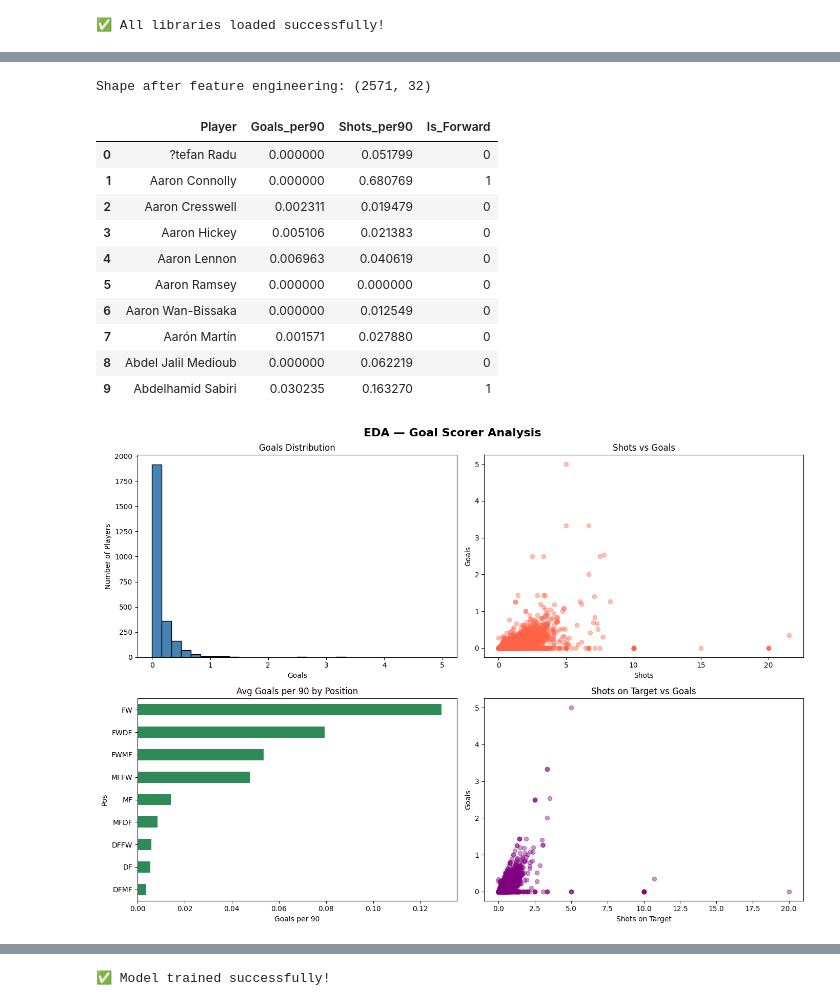
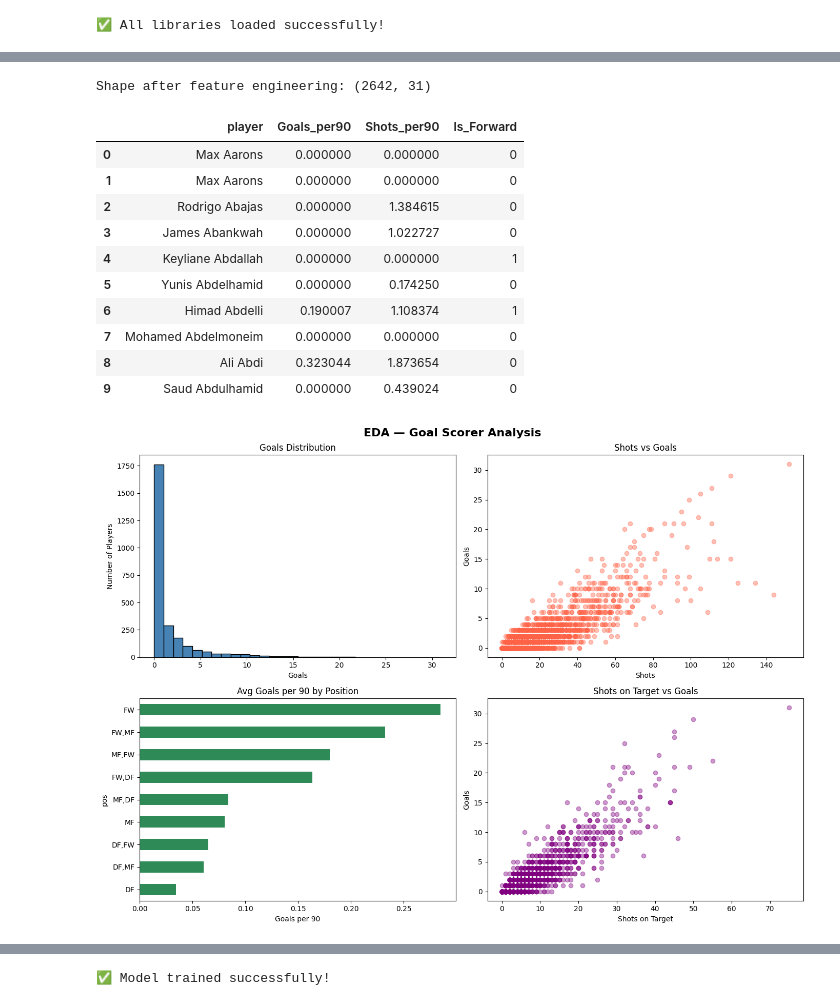
Before and after one commit to vardhan-U/Prediction.oc, a Jupyter notebook: player_stats/wc_goal_scorer_predictor.ipynb, the cells around one changed output, grey strips where cells are left out. Drawn from its saved outputs; the diff is of its cells as text; code cells hidden in the pictures.

```diff
--- a/player_stats/wc_goal_scorer_predictor.ipynb
+++ b/player_stats/wc_goal_scorer_predictor.ipynb
@@ -24,7 +24,7 @@ print("✅ All libraries loaded successfully!")
 # %% [output]
 ✅ All libraries loaded successfully!
 # %%
-df=pd.read_csv("Cleaned_ML_Dataset.csv")
+df=pd.read_csv("cleaned_players_data-2024_2025.csv")
 # %%
 df.head()
 # %% [output]
@@ -95,4 +94,4 @@ Name: Goals, dtype: float64
 # %%
-df_goals = df[-df['Pos'].str.contains('GK')].reset_index(drop=True)
+df_goals = df[-df['pos'].str.contains('GK',na=False)].reset_index(drop=True)
 print(f"Players after removing GK: {len(df_goals)}")
 # %% [output]
@@ -108,9 +107,8 @@ Removed: 215
 # %%
-cols = ["Player", "Nation", "Pos", "Squad", "Age",
-        "MP", "Starts", "Min", "Goals", "Shots",
-        "SoT", "SoT%", "G/Sh", "G/SoT", "ShoDist",
-        "ShoPK", "PKatt", "Assists", "SCA", "GCA",
-        "PPA", "CarProg", "Car3rd", "CPA","Comp"]
+cols = ["player", "nation", "pos", "squad", "comp", "age",
+        "mp", "starts", "min", "gls", "ast", "sh", "sot",
+        "sot%", "g/sh", "g/sot", "dist", "pk", "pkatt",
+        "sca", "gca", "ppa", "prgc", "cpa"]
 
 df_goals = df_goals[cols].copy()
 print(df_goals.shape)
@@ -126,64 +124,64 @@ df_goals.head()
 # %%
 # Avoid division by zero
-df_goals["Min"] = df_goals["Min"].replace(0, np.nan)
-df_goals = df_goals.dropna(subset=["Min"]).reset_index(drop=True)
+df_goals["min"] = df_goals["min"].replace(0, np.nan)
+df_goals = df_goals.dropna(subset=["min"]).reset_index(drop=True)
 
 # Per 90 features
-df_goals["Goals_per90"]  = (df_goals["Goals"] / df_goals["Min"]) * 90
-df_goals["Shots_per90"]  = (df_goals["Shots"] / df_goals["Min"]) * 90
-df_goals["SoT_per90"]    = (df_goals["SoT"]   / df_goals["Min"]) * 90
-df_goals["SCA_per90"]    = (df_goals["SCA"]   / df_goals["Min"]) * 90
-df_goals["GCA_per90"]    = (df_goals["GCA"]   / df_goals["Min"]) * 90
-df_goals["CPA_per90"]    = (df_goals["CPA"]   / df_goals["Min"]) * 90
+df_goals["Goals_per90"]  = (df_goals["gls"] / df_goals["min"]) * 90
+df_goals["Shots_per90"]  = (df_goals["sh"] / df_goals["min"]) * 90
+df_goals["SoT_per90"]    = (df_goals["sot"]   / df_goals["min"]) * 90
+df_goals["SCA_per90"]    = (df_goals["sca"]   / df_goals["min"]) * 90
+df_goals["GCA_per90"]    = (df_goals["gca"]   / df_goals["min"]) * 90
+df_goals["CPA_per90"]    = (df_goals["cpa"]   / df_goals["min"]) * 90
 
 # Is forward?
-df_goals["Is_Forward"] = df_goals["Pos"].str.contains("FW").astype(int)
+df_goals["Is_Forward"] = df_goals["pos"].str.contains("FW").astype(int)
 
 print(f"Shape after feature engineering: {df_goals.shape}")
-df_goals[["Player", "Goals_per90", "Shots_per90", "Is_Forward"]].head(10)
+df_goals[["player", "Goals_per90", "Shots_per90", "Is_Forward"]].head(10)
 # %% [output]
-Shape after feature engineering: (2571, 32)
+Shape after feature engineering: (2642, 31)
-|  | Player | Goals_per90 | Shots_per90 | Is_Forward |
-| 0 | ?tefan Radu | 0.000000 | 0.051799 | 0 |
-| 1 | Aaron Connolly | 0.000000 | 0.680769 | 1 |
-| 2 | Aaron Cresswell | 0.002311 | 0.019479 | 0 |
-| 3 | Aaron Hickey | 0.005106 | 0.021383 | 0 |
-| 4 | Aaron Lennon | 0.006963 | 0.040619 | 0 |
-| 5 | Aaron Ramsey | 0.000000 | 0.000000 | 0 |
-| 6 | Aaron Wan-Bissaka | 0.000000 | 0.012549 | 0 |
-| 7 | Aarón Martín | 0.001571 | 0.027880 | 0 |
-| 8 | Abdel Jalil Medioub | 0.000000 | 0.062219 | 0 |
-| 9 | Abdelhamid Sabiri | 0.030235 | 0.163270 | 1 |
+|  | player | Goals_per90 | Shots_per90 | Is_Forward |
+| 0 | Max Aarons | 0.000000 | 0.000000 | 0 |
+| 1 | Max Aarons | 0.000000 | 0.000000 | 0 |
+| 2 | Rodrigo Abajas | 0.000000 | 1.384615 | 0 |
+| 3 | James Abankwah | 0.000000 | 1.022727 | 0 |
+| 4 | Keyliane Abdallah | 0.000000 | 0.000000 | 1 |
+| 5 | Yunis Abdelhamid | 0.000000 | 0.174250 | 0 |
+| 6 | Himad Abdelli | 0.190007 | 1.108374 | 1 |
+| 7 | Mohamed Abdelmoneim | 0.000000 | 0.000000 | 0 |
+| 8 | Ali Abdi | 0.323044 | 1.873654 | 0 |
+| 9 | Saud Abdulhamid | 0.000000 | 0.439024 | 0 |
 # %%
 fig, axes = plt.subplots(2, 2, figsize=(14, 10))
 
 # 1. Goals distribution
-axes[0,0].hist(df_goals["Goals"], bins=30, color="steelblue", edgecolor="black")
+axes[0,0].hist(df_goals["gls"], bins=30, color="steelblue", edgecolor="black")
 axes[0,0].set_title("Goals Distribution")
 axes[0,0].set_xlabel("Goals")
 axes[0,0].set_ylabel("Number of Players")
 
 # 2. Shots vs Goals
-axes[0,1].scatter(df_goals["Shots"], df_goals["Goals"], alpha=0.4, color="tomato")
+axes[0,1].scatter(df_goals["sh"], df_goals["gls"], alpha=0.4, color="tomato")
 axes[0,1].set_title("Shots vs Goals")
 axes[0,1].set_xlabel("Shots")
 axes[0,1].set_ylabel("Goals")
 
 # 3. Goals per 90 by Position
-df_goals.groupby("Pos")["Goals_per90"].mean().sort_values().plot(
+df_goals.groupby("pos")["Goals_per90"].mean().sort_values().plot(
     kind="barh", ax=axes[1,0], color="seagreen")
 axes[1,0].set_title("Avg Goals per 90 by Position")
 axes[1,0].set_xlabel("Goals per 90")
 
 # 4. SoT vs Goals
-axes[1,1].scatter(df_goals["SoT"], df_goals["Goals"], alpha=0.4, color="purple")
+axes[1,1].scatter(df_goals["sot"], df_goals["gls"], alpha=0.4, color="purple")
 axes[1,1].set_title("Shots on Target vs Goals")
 axes[1,1].set_xlabel("Shots on Target")
 axes[1,1].set_ylabel("Goals")
 
 plt.suptitle("EDA — Goal Scorer Analysis", fontsize=16, fontweight="bold")
 plt.tight_layout()
 plt.show()
 # %% [output]
-[figure, old version]
+[figure, new version]
 # %%
```
Also changed, not shown: parts of 45 cells of this notebook, 1 other file.
